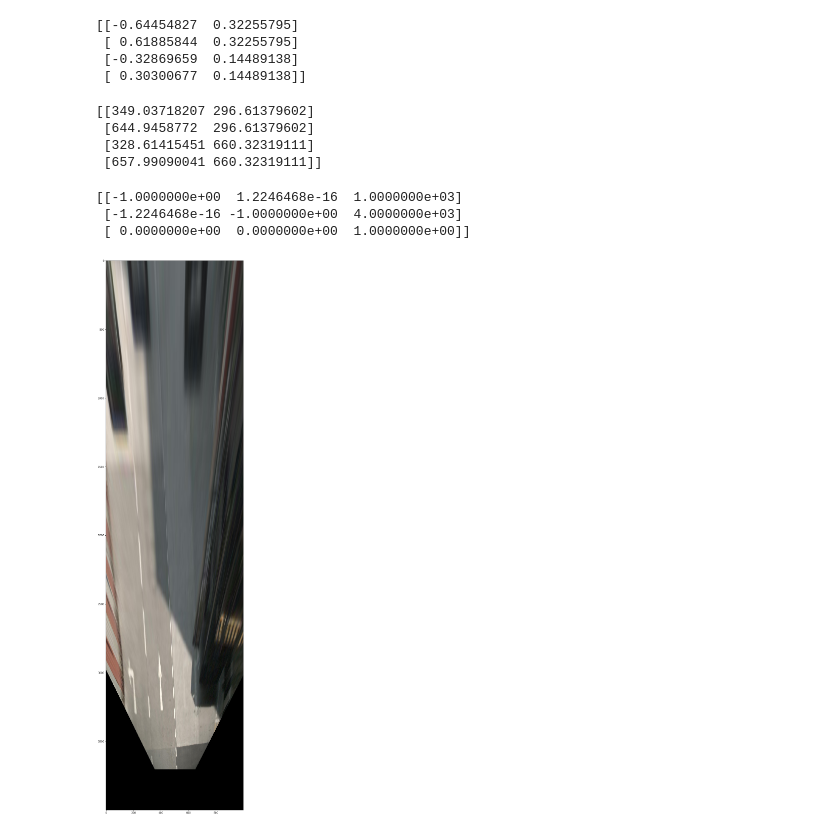
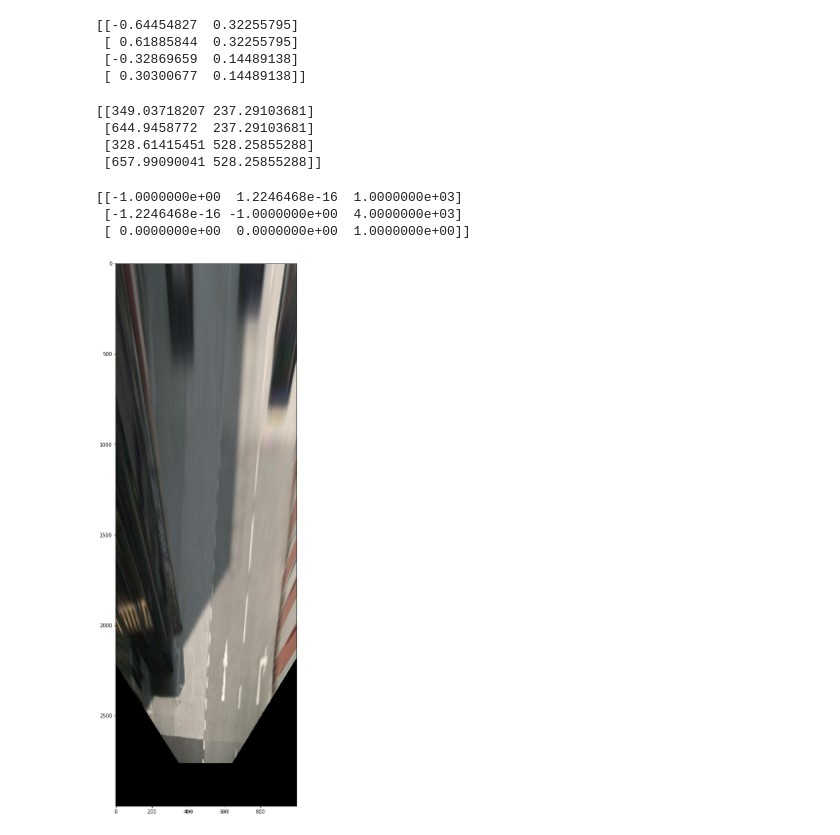
Before and after one commit to yangtx2009/MiniProjects, a Jupyter notebook: perspective-transformation.ipynb, the cells around one changed output. Saved outputs shown, nothing was run; the diff lists cells and outputs as text; code cells hidden in the pictures.

```diff
--- a/perspective-transformation.ipynb
+++ b/perspective-transformation.ipynb
@@ -223,7 +223,7 @@ print(P_image_map)
  [-0.32869659  0.14489138]
  [ 0.30300677  0.14489138]]
 # %%
-scale_z = 0.05   # mm -> m
+scale_z = 0.04   # mm -> m
 scale_x = 50   # mm -> m
 offset_x = 10
 P_bird = np.ones(P_image_map.shape)
@@ -231,24 +231,23 @@ P_bird[:,1] = P_bird[:,1]/P_image_map[:,1]*H*f*scale_z
 P_bird[:,0] = (P_bird[:,0]/P_image_map[:,1]*H*P_image_map[:,0]+offset_x)*scale_x
 print(P_bird)
 # %% [output]
-[[349.03718207 296.61379602]
- [644.9458772  296.61379602]
- [328.61415451 660.32319111]
- [657.99090041 660.32319111]]
+[[349.03718207 237.29103681]
+ [644.9458772  237.29103681]
+ [328.61415451 528.25855288]
+ [657.99090041 528.25855288]]
 # %%
 M_persp = cv2.getPerspectiveTransform(P_image[:,:2].astype(np.float32), P_bird.astype(np.float32))
-dst_size = np.array([1000, 4000])
+dst_size = np.array([1000, 3000])
 dst_center = dst_size/2
-rot_mat = cv2.getRotationMatrix2D(tuple(dst_center), 180, 1.0)
-rot_mat = np.vstack([rot_mat, [0,0,1]])
 print(rot_mat)
-warped_img2 = cv2.warpPerspective(src_rgb_image, np.dot(rot_mat,M_persp), tuple(dst_size), cv2.INTER_CUBIC)
-plt.figure(figsize=[10,40])
+warped_img2 = cv2.warpPerspective(src_rgb_image, M_persp, tuple(dst_size), cv2.INTER_CUBIC)[:3000,:,:]
+warped_img2 = cv2.flip(warped_img2, 0)
+plt.figure(figsize=[10,20])
 plt.imshow(warped_img2) # Show results
 plt.savefig('images/perspective_result.png')
 plt.show()
 # %% [output]
 [[-1.0000000e+00  1.2246468e-16  1.0000000e+03]
  [-1.2246468e-16 -1.0000000e+00  4.0000000e+03]
  [ 0.0000000e+00  0.0000000e+00  1.0000000e+00]]
-[figure, old version]
+[figure, new version]
```
Also changed, not shown: parts of 1 cell of this notebook, 1 other file.
